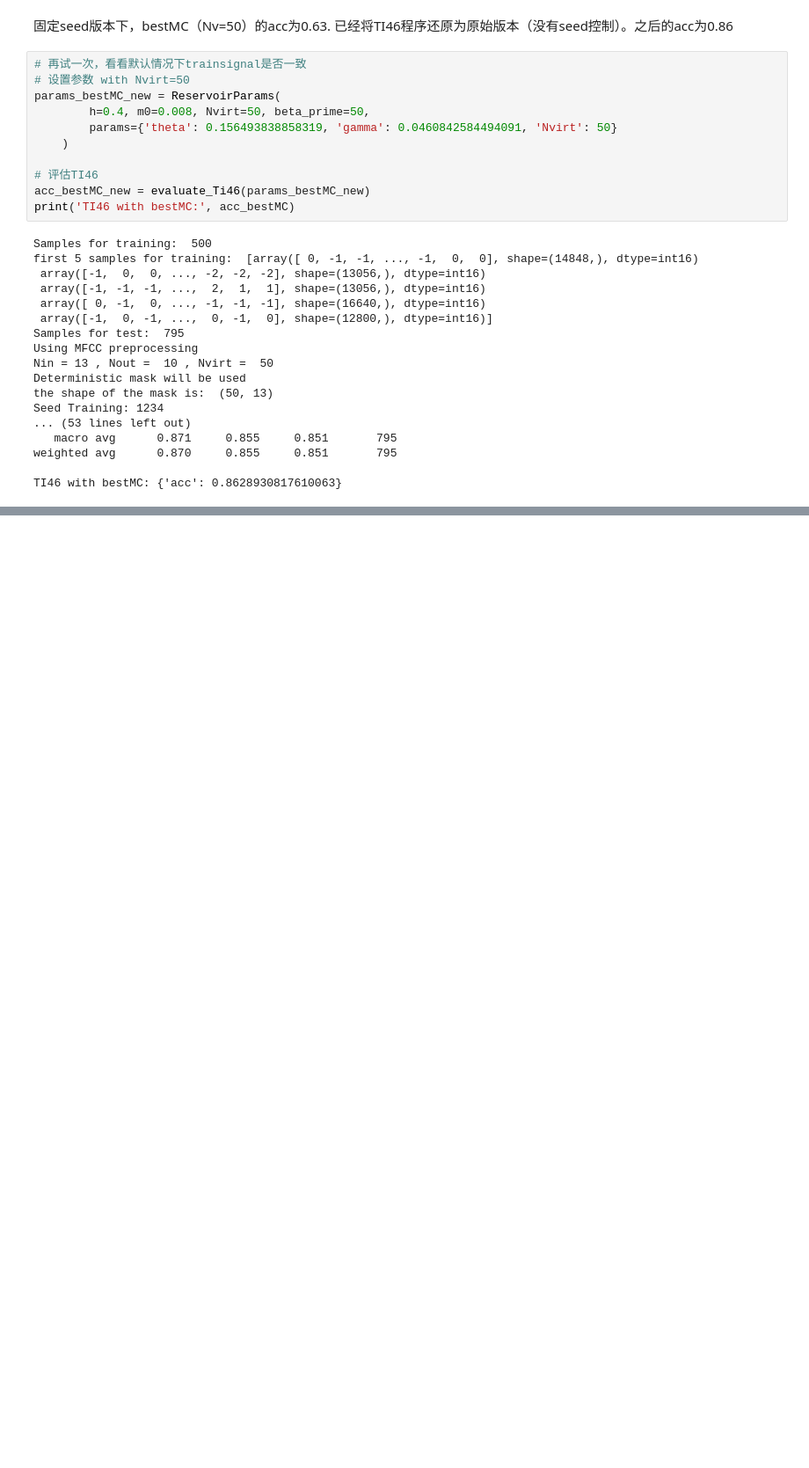
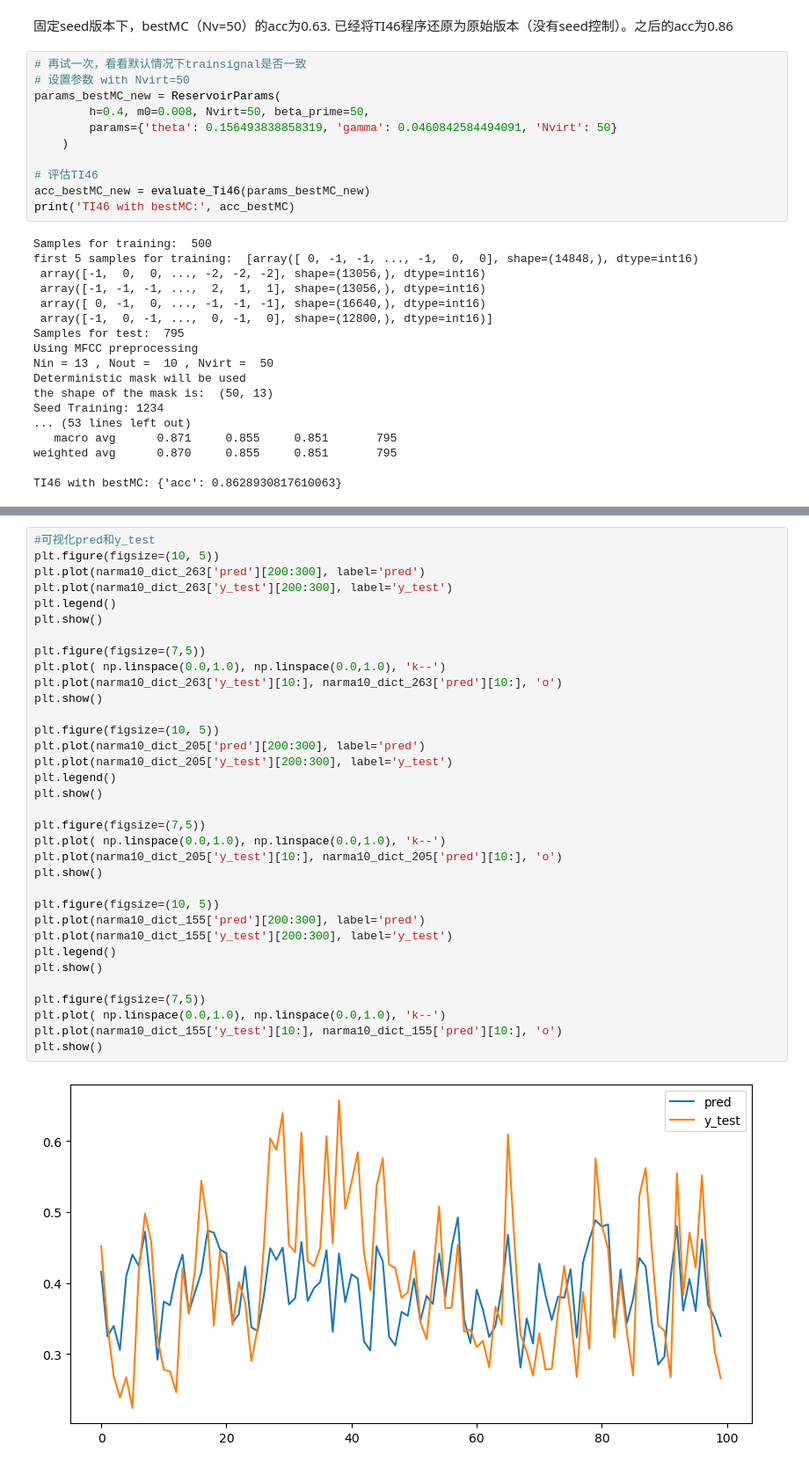
Before and after one commit to VvvpC/spnc_taskindependent_metrics, a Jupyter notebook: Test_Temporary/test_given_reservoir.ipynb, the cells around one changed output, grey strips where cells are left out. Shown at 88% size. Saved outputs shown, nothing was run; the diff lists cells and outputs as text; blank space fills up the shorter version.

```diff
--- a/Test_Temporary/test_given_reservoir.ipynb
+++ b/Test_Temporary/test_given_reservoir.ipynb
@@ -212,0 +256,36 @@ TI46 with bestMC: {'acc': 0.8628930817610063}
+# %%
+#可视化pred和y_test
+plt.figure(figsize=(10, 5))
+plt.plot(narma10_dict_263['pred'][200:300], label='pred')
+plt.plot(narma10_dict_263['y_test'][200:300], label='y_test')
+plt.legend()
+plt.show()
+
+plt.figure(figsize=(7,5))
+plt.plot( np.linspace(0.0,1.0), np.linspace(0.0,1.0), 'k--')
+plt.plot(narma10_dict_263['y_test'][10:], narma10_dict_263['pred'][10:], 'o')
+plt.show()
+
+plt.figure(figsize=(10, 5))
+plt.plot(narma10_dict_205['pred'][200:300], label='pred')
+plt.plot(narma10_dict_205['y_test'][200:300], label='y_test')
+plt.legend()
+plt.show()
+
+plt.figure(figsize=(7,5))
+plt.plot( np.linspace(0.0,1.0), np.linspace(0.0,1.0), 'k--')
+plt.plot(narma10_dict_205['y_test'][10:], narma10_dict_205['pred'][10:], 'o')
+plt.show()
+
+plt.figure(figsize=(10, 5))
+plt.plot(narma10_dict_155['pred'][200:300], label='pred')
+plt.plot(narma10_dict_155['y_test'][200:300], label='y_test')
+plt.legend()
+plt.show()
+
+plt.figure(figsize=(7,5))
+plt.plot( np.linspace(0.0,1.0), np.linspace(0.0,1.0), 'k--')
+plt.plot(narma10_dict_155['y_test'][10:], narma10_dict_155['pred'][10:], 'o')
+plt.show()
+# %% [output]
+[figure, added]
```
Also changed, not shown: parts of 6 cells of this notebook, 5 other files.
